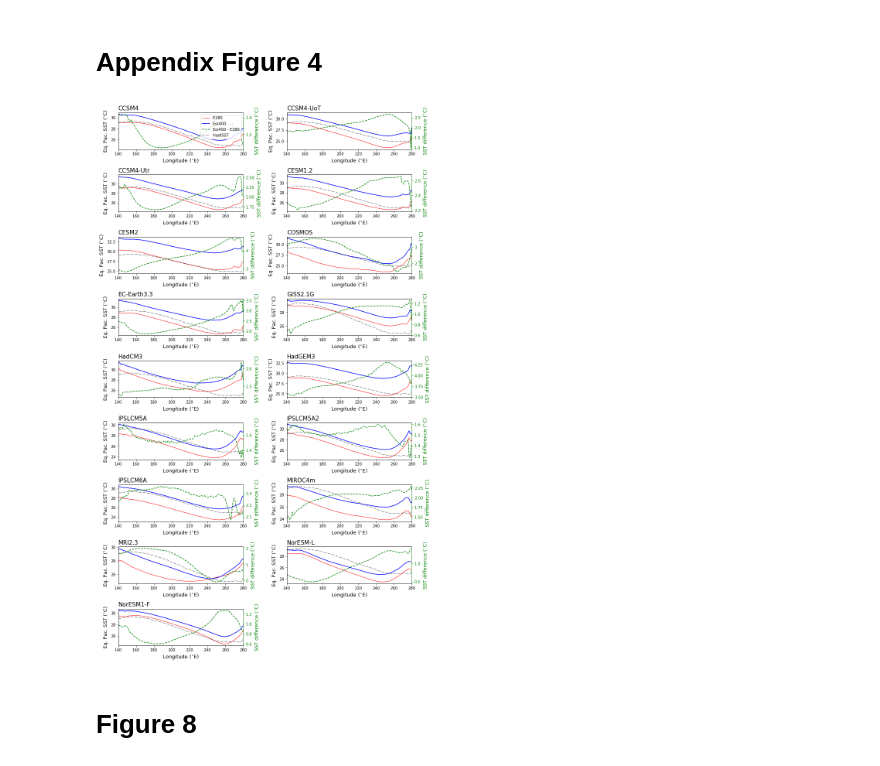
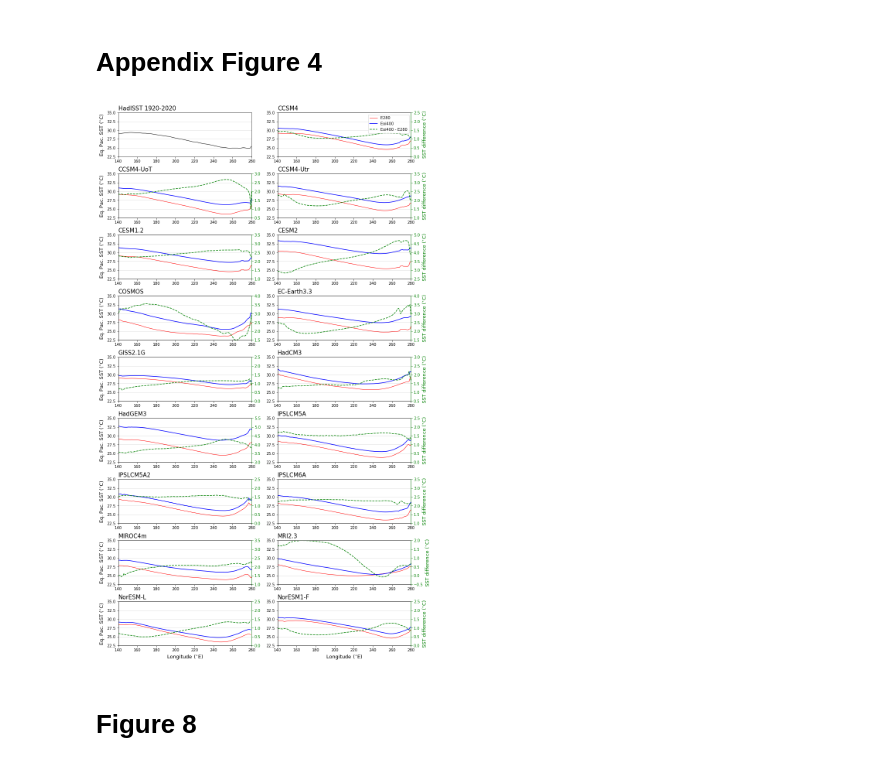
Before and after one commit to arthuroldeman/pliomip2-enso, a Jupyter notebook: zonal_SSTs.ipynb, the cells around one changed output. Saved outputs shown, nothing was run; the diff lists cells and outputs as text; code cells hidden in the pictures.

```diff
--- a/zonal_SSTs.ipynb
+++ b/zonal_SSTs.ipynb
@@ -149,3 +187,15 @@ for i in range(len(modellist)):
 
 EM_TPms_e280   = TPmean_e280/(len(modellist) - TP_e280_mask)
 EM_TPms_eoi400 = TPmean_eoi400/(len(modellist) - TP_eoi400_mask)
+# %%
+diff = np.zeros(len(modellist))
+deg = 0.5
+for i in range(len(modellist)):
+
+    model = modellist[i]
+    a = Zonal_SST_gradient(model, run = 'E280', latbound = 23, latmean = False)
+    b = Zonal_SST_gradient(model, run = 'EOI400', latbound = 23, latmean = False)
+
+    ds   = b-a.values
+    diff[i] = ds.sel(longitude = slice(273-deg, 273+deg)).sel(
+        latitude = slice(5.8-deg, 5.8+deg)).mean()
@@ -251,53 +351,72 @@ Text(140, -40, 'R = 3.0$^{\\circ}$C,  S = 0.45$^{\\circ}$C.')
 # **Appendix Figure 4**
 # %%
 fig1, axs = plt.subplots(nrows=9, ncols=2, figsize=(figwidth2, 20), constrained_layout=True)
-axs = trim_axs(axs, len(modellist))
+axs = trim_axs(axs, len(modellist)+1)
 
-for ax, i in zip(axs, range(0,len(modellist))):
+rightaxmin = np.array([0, .5, 1, 1, 2.5, 1.5, 1.5, 0, .5, 3, 0, 0, 1, 1, -.5, 0, 0])
+rightaxd = 2.5
 
-    model = modellist[i]
-    a = Zonal_SST_gradient(model, run = 'E280', latbound = 5)
-    p1 = a.plot(ax=ax, color='r', linestyle='-', linewidth = 1, label = 'E280')
-    b = Zonal_SST_gradient(model, run = 'EOI400', latbound = 5)
-    p2 = b.plot(ax=ax, color='b', linestyle='-', linewidth = 1.5, label = 'Eoi400')
+for ax, i in zip(axs, range(0,len(modellist)+1)):
 
-    p4 = ax.plot(lon_hadisst, hadisst, 'k-.', linewidth = 1, alpha = 0.7, label = 'HadISST')
+    if i==0:
+        ax.plot(lon_hadisst, hadisst, 'k-', linewidth = 1, alpha = 1, label = 'HadISST')
+    else:
+        model = modellist[i-1]
+        a = Zonal_SST_gradient(model, run = 'E280', latbound = 5)
+        p1 = a.plot(ax=ax, color='r', linestyle='-', linewidth = 1, label = 'E280')
+        b = Zonal_SST_gradient(model, run = 'EOI400', latbound = 5)
+        p2 = b.plot(ax=ax, color='b', linestyle='-', linewidth = 1.5, label = 'Eoi400')
 
-    ax.set_ylabel('Eq. Pac. SST ($^{\circ}$C)', fontsize=13)
-    ax.set_xlabel('Longitude ($^{\circ}$E)', fontsize=13)
+    if np.mod(i,2)==0: ax.set_ylabel('Eq. Pac. SST ($^{\circ}$C)', fontsize=13)
+    else: ax.set_ylabel('');
+
+    if i>len(modellist)-2: ax.set_xlabel('Longitude ($^{\circ}$E)', fontsize=13)
+    else: ax.set_xlabel('')
 
     ax.set_xlim([140, 280])
+    ax.set_ylim([22.5, 35])
 
-    ax2 = ax.twinx()
-    p3 = (b-a).plot(ax=ax2, color='g', linestyle='--', linewidth = 1.5, label = 'Eoi400 - E280')
-    ax2.set_ylabel('SST difference ($^{\circ}$C)', color='g', fontsize=13)
+    ax.yaxis.grid(alpha=0.5)
+    ax.get_yaxis().set_tick_params(which='minor', size=0)
+    ax.get_yaxis().set_tick_params(which='minor', width=0)
 
-    ax2.spines['right'].set_color('g')
-    ax2.tick_params(axis='y', colors='g')
 
-    if i==0:
-        ps = p1+p2+p3+p4
+    if i>0:
+        ax2 = ax.twinx()
+        p3 = (b-a).plot(ax=ax2, color='g', linestyle='--', linewidth = 1.5, label = 'Eoi400 - E280')
+        if np.mod(i,2)==1:
+            ax2.set_ylabel('SST difference ($^{\circ}$C)', color='g', fontsize=13)
+        else: ax2.set_ylabel('')
+        ax2.spines['right'].set_color('g')
+        ax2.tick_params(axis='y', colors='g')
+        ax2.set_ylim([rightaxmin[i-1], rightaxmin[i-1] + rightaxd])
+
+    if i==1:
+        ps = p1+p2+p3
         labs = [p.get_label() for p in ps]
         ax2.legend(ps, labs, loc = 'upper right')
 #         ax2.legend(ps, labs, shadow=True, fontsize=12, loc='upper right', bbox_to_anchor=(0.9, 1.0))
 
     ax.set_title('')
-    ax2.set_title('')
-    ax.set_title(modellist[i], loc='left', fontsize=15)
+    if i==0:
+        ax.set_title('HadISST 1920-2020', loc='left', fontsize=15)
+    else:
+        ax2.set_title('')
+        ax.set_title(modellist[i-1], loc='left', fontsize=15)
 
-    a1 = np.logical_not(np.isnan(a.values))
-    b1 = np.logical_not(np.isnan(b.values))
-    if i == 0:
-        zsg_lons   = a.longitude.values[a1]
-        zsg_e280   = np.zeros((len(zsg_lons), len(modellist)))
-        zsg_eoi400 = np.zeros((len(zsg_lons), len(modellist)))
+#     a1 = np.logical_not(np.isnan(a.values))
+#     b1 = np.logical_not(np.isnan(b.values))
+#     if i == 0:
+#         zsg_lons   = a.longitude.values[a1]
+#         zsg_e280   = np.zeros((len(zsg_lons), len(modellist)))
+#         zsg_eoi400 = np.zeros((len(zsg_lons), len(modellist)))
 
-    zsg_e280[:,i]   = a.values; #a[a1]
-    zsg_eoi400[:,i] = b.values; #b[b1]
+#     zsg_e280[:,i]   = a.values; #a[a1]
+#     zsg_eoi400[:,i] = b.values; #b[b1]
 
-# plt.savefig('figures/appendixfigure4.pdf', bbox_inches='tight')
+plt.savefig('figures/appendixfigure4.pdf', bbox_inches='tight')
 # %% [output]
-[figure, old version]
+[figure, new version]
 # %% [markdown]
 # **Figure 8**
 # %%
```
Also changed, not shown: parts of 10 cells of this notebook, 7 other files.
